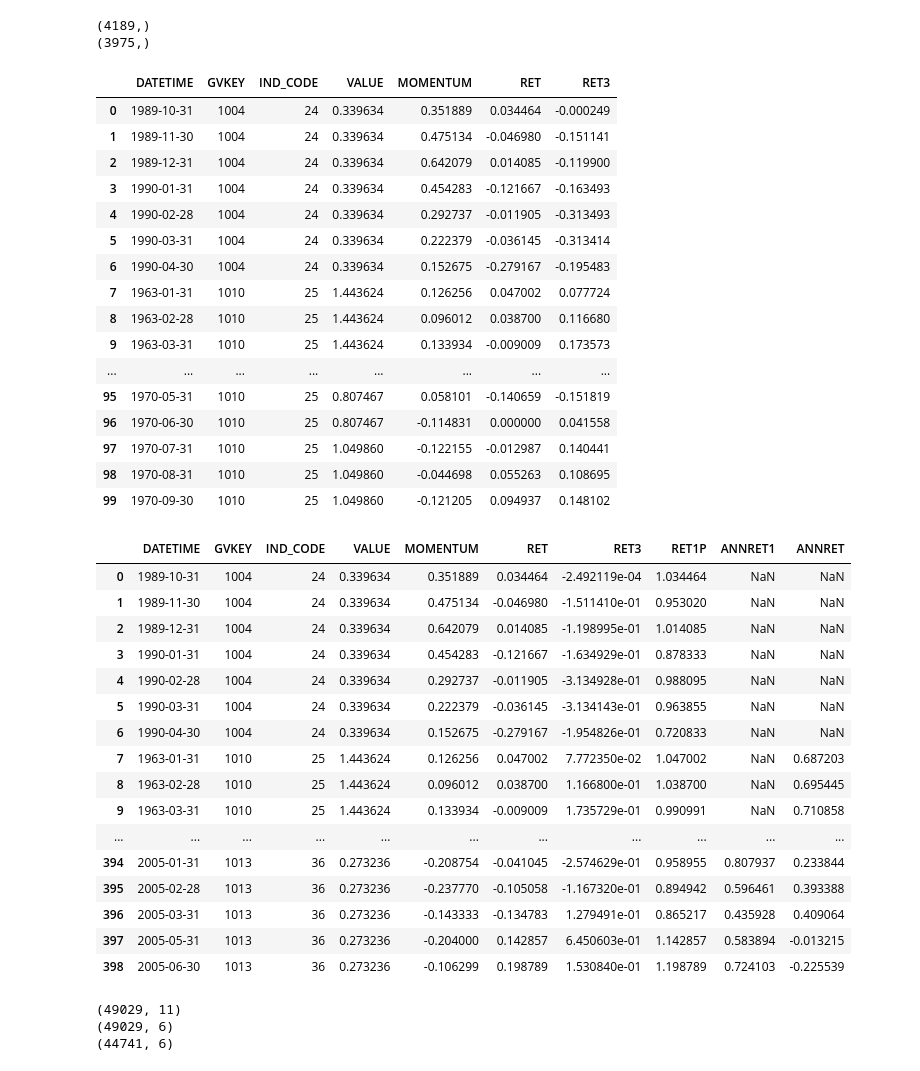
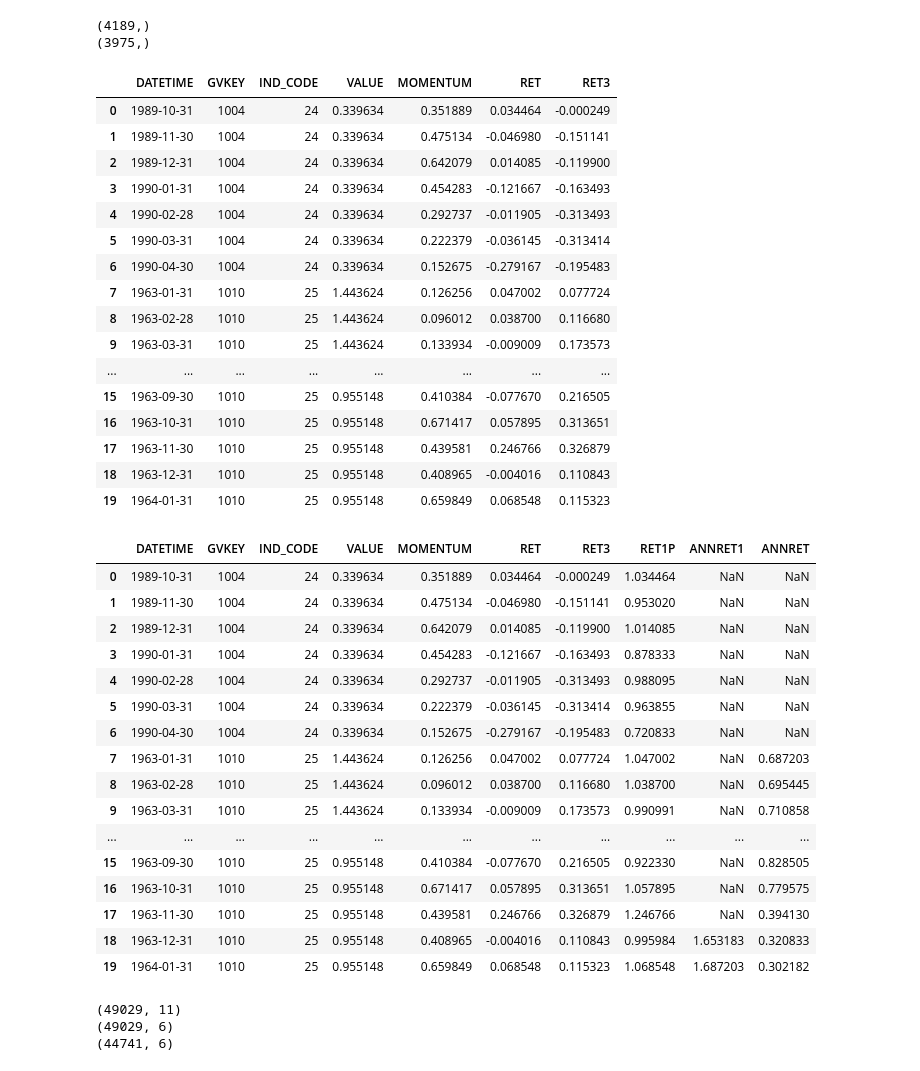
Before and after one commit to druce/ValueMomentum, a Jupyter notebook: LambdaRank-2020.ipynb, the cells around one changed output. Cells and saved outputs as stored; diff of their text form; code cells hidden in the pictures.

```diff
--- a/LambdaRank-2020.ipynb
+++ b/LambdaRank-2020.ipynb
@@ -213,7 +213,7 @@ print(z.loc[z['MONTH']==7]['GVKEY'].unique().shape)
 (3975,)
 # %%
 with pd.option_context("display.max_rows", None, "display.max_columns", None):
-    display(data[:100])
+    display(data[:20])
 # %% [output]
 |  | DATETIME | GVKEY | IND_CODE | VALUE | MOMENTUM | RET | RET3 |
 | 0 | 1989-10-31 | 1004 | 24 | 0.339634 | 0.351889 | 0.034464 | -0.000249 |
@@ -227,50 +227,50 @@ with pd.option_context("display.max_rows", None, "display.max_columns", None):
 | 8 | 1963-02-28 | 1010 | 25 | 1.443624 | 0.096012 | 0.038700 | 0.116680 |
 | 9 | 1963-03-31 | 1010 | 25 | 1.443624 | 0.133934 | -0.009009 | 0.173573 |
 | ... | ... | ... | ... | ... | ... | ... | ... |
-| 95 | 1970-05-31 | 1010 | 25 | 0.807467 | 0.058101 | -0.140659 | -0.151819 |
-| 96 | 1970-06-30 | 1010 | 25 | 0.807467 | -0.114831 | 0.000000 | 0.041558 |
-| 97 | 1970-07-31 | 1010 | 25 | 1.049860 | -0.122155 | -0.012987 | 0.140441 |
-| 98 | 1970-08-31 | 1010 | 25 | 1.049860 | -0.044698 | 0.055263 | 0.108695 |
-| 99 | 1970-09-30 | 1010 | 25 | 1.049860 | -0.121205 | 0.094937 | 0.148102 |
+| 15 | 1963-09-30 | 1010 | 25 | 0.955148 | 0.410384 | -0.077670 | 0.216505 |
+| 16 | 1963-10-31 | 1010 | 25 | 0.955148 | 0.671417 | 0.057895 | 0.313651 |
+| 17 | 1963-11-30 | 1010 | 25 | 0.955148 | 0.439581 | 0.246766 | 0.326879 |
+| 18 | 1963-12-31 | 1010 | 25 | 0.955148 | 0.408965 | -0.004016 | 0.110843 |
+| 19 | 1964-01-31 | 1010 | 25 | 0.955148 | 0.659849 | 0.068548 | 0.115323 |
 # %%
 # so we're going to calculate 12-month returns from Aug to July and put them in prev July
 # if an update happens, we'll pick it up in July, maybe later than ideal in some cases
 
 #test = data.loc[data["GVKEY"].isin([1209, 5047, 8099, 8539])].reset_index(drop=True).copy()
 # 1 + monthly return
 data["RET1P"] = data["RET"] + 1
 
 # rolling 12-month product
 data["ANNRET1"] = data[["GVKEY", "RET1P"]] \
     .groupby(["GVKEY"])["RET1P"] \
     .transform(lambda x: x.rolling(12, 12).apply(np.prod))
 
 # lag 12 months
 data["ANNRET"] = data[["GVKEY", "ANNRET1"]] \
     .groupby("GVKEY") \
     .shift(-12)["ANNRET1"] \
     -1
 
 with pd.option_context("display.max_rows", None, "display.max_columns", None):
-    display(data[:1000])
+    display(data[:20])
 # %% [output]
 |  | DATETIME | GVKEY | IND_CODE | VALUE | MOMENTUM | RET | RET3 | RET1P | ANNRET1 | ANNRET |
-| 0 | 1989-10-31 | 1004 | 24 | 0.339634 | 0.351889 | 0.034464 | -2.492119e-04 | 1.034464 | NaN | NaN |
-| 1 | 1989-11-30 | 1004 | 24 | 0.339634 | 0.475134 | -0.046980 | -1.511410e-01 | 0.953020 | NaN | NaN |
-| 2 | 1989-12-31 | 1004 | 24 | 0.339634 | 0.642079 | 0.014085 | -1.198995e-01 | 1.014085 | NaN | NaN |
-| 3 | 1990-01-31 | 1004 | 24 | 0.339634 | 0.454283 | -0.121667 | -1.634929e-01 | 0.878333 | NaN | NaN |
-| 4 | 1990-02-28 | 1004 | 24 | 0.339634 | 0.292737 | -0.011905 | -3.134928e-01 | 0.988095 | NaN | NaN |
-| 5 | 1990-03-31 | 1004 | 24 | 0.339634 | 0.222379 | -0.036145 | -3.134143e-01 | 0.963855 | NaN | NaN |
-| 6 | 1990-04-30 | 1004 | 24 | 0.339634 | 0.152675 | -0.279167 | -1.954826e-01 | 0.720833 | NaN | NaN |
-| 7 | 1963-01-31 | 1010 | 25 | 1.443624 | 0.126256 | 0.047002 | 7.772350e-02 | 1.047002 | NaN | 0.687203 |
-| 8 | 1963-02-28 | 1010 | 25 | 1.443624 | 0.096012 | 0.038700 | 1.166800e-01 | 1.038700 | NaN | 0.695445 |
-| 9 | 1963-03-31 | 1010 | 25 | 1.443624 | 0.133934 | -0.009009 | 1.735729e-01 | 0.990991 | NaN | 0.710858 |
+| 0 | 1989-10-31 | 1004 | 24 | 0.339634 | 0.351889 | 0.034464 | -0.000249 | 1.034464 | NaN | NaN |
+| 1 | 1989-11-30 | 1004 | 24 | 0.339634 | 0.475134 | -0.046980 | -0.151141 | 0.953020 | NaN | NaN |
+| 2 | 1989-12-31 | 1004 | 24 | 0.339634 | 0.642079 | 0.014085 | -0.119900 | 1.014085 | NaN | NaN |
+| 3 | 1990-01-31 | 1004 | 24 | 0.339634 | 0.454283 | -0.121667 | -0.163493 | 0.878333 | NaN | NaN |
+| 4 | 1990-02-28 | 1004 | 24 | 0.339634 | 0.292737 | -0.011905 | -0.313493 | 0.988095 | NaN | NaN |
+| 5 | 1990-03-31 | 1004 | 24 | 0.339634 | 0.222379 | -0.036145 | -0.313414 | 0.963855 | NaN | NaN |
+| 6 | 1990-04-30 | 1004 | 24 | 0.339634 | 0.152675 | -0.279167 | -0.195483 | 0.720833 | NaN | NaN |
+| 7 | 1963-01-31 | 1010 | 25 | 1.443624 | 0.126256 | 0.047002 | 0.077724 | 1.047002 | NaN | 0.687203 |
+| 8 | 1963-02-28 | 1010 | 25 | 1.443624 | 0.096012 | 0.038700 | 0.116680 | 1.038700 | NaN | 0.695445 |
+| 9 | 1963-03-31 | 1010 | 25 | 1.443624 | 0.133934 | -0.009009 | 0.173573 | 0.990991 | NaN | 0.710858 |
 | ... | ... | ... | ... | ... | ... | ... | ... | ... | ... | ... |
-| 394 | 2005-01-31 | 1013 | 36 | 0.273236 | -0.208754 | -0.041045 | -2.574629e-01 | 0.958955 | 0.807937 | 0.233844 |
-| 395 | 2005-02-28 | 1013 | 36 | 0.273236 | -0.237770 | -0.105058 | -1.167320e-01 | 0.894942 | 0.596461 | 0.393388 |
-| 396 | 2005-03-31 | 1013 | 36 | 0.273236 | -0.143333 | -0.134783 | 1.279491e-01 | 0.865217 | 0.435928 | 0.409064 |
-| 397 | 2005-05-31 | 1013 | 36 | 0.273236 | -0.204000 | 0.142857 | 6.450603e-01 | 1.142857 | 0.583894 | -0.013215 |
-| 398 | 2005-06-30 | 1013 | 36 | 0.273236 | -0.106299 | 0.198789 | 1.530840e-01 | 1.198789 | 0.724103 | -0.225539 |
+| 15 | 1963-09-30 | 1010 | 25 | 0.955148 | 0.410384 | -0.077670 | 0.216505 | 0.922330 | NaN | 0.828505 |
+| 16 | 1963-10-31 | 1010 | 25 | 0.955148 | 0.671417 | 0.057895 | 0.313651 | 1.057895 | NaN | 0.779575 |
+| 17 | 1963-11-30 | 1010 | 25 | 0.955148 | 0.439581 | 0.246766 | 0.326879 | 1.246766 | NaN | 0.394130 |
+| 18 | 1963-12-31 | 1010 | 25 | 0.955148 | 0.408965 | -0.004016 | 0.110843 | 0.995984 | 1.653183 | 0.320833 |
+| 19 | 1964-01-31 | 1010 | 25 | 0.955148 | 0.659849 | 0.068548 | 0.115323 | 1.068548 | 1.687203 | 0.302182 |
 # %%
 # put month into column
 data['MONTH'] = data['DATETIME'].apply(lambda x: x.month)
```
Also changed, not shown: parts of 4 cells of this notebook.
